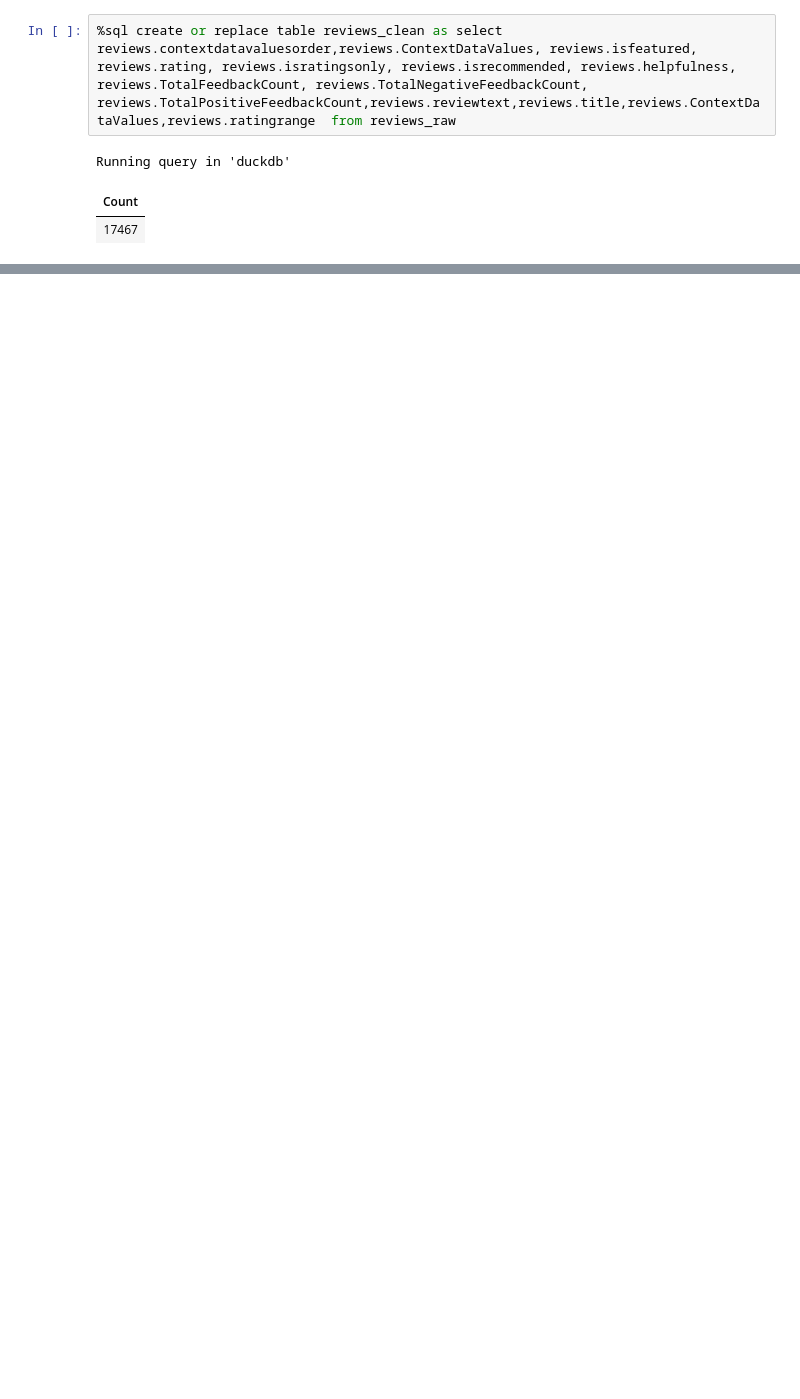
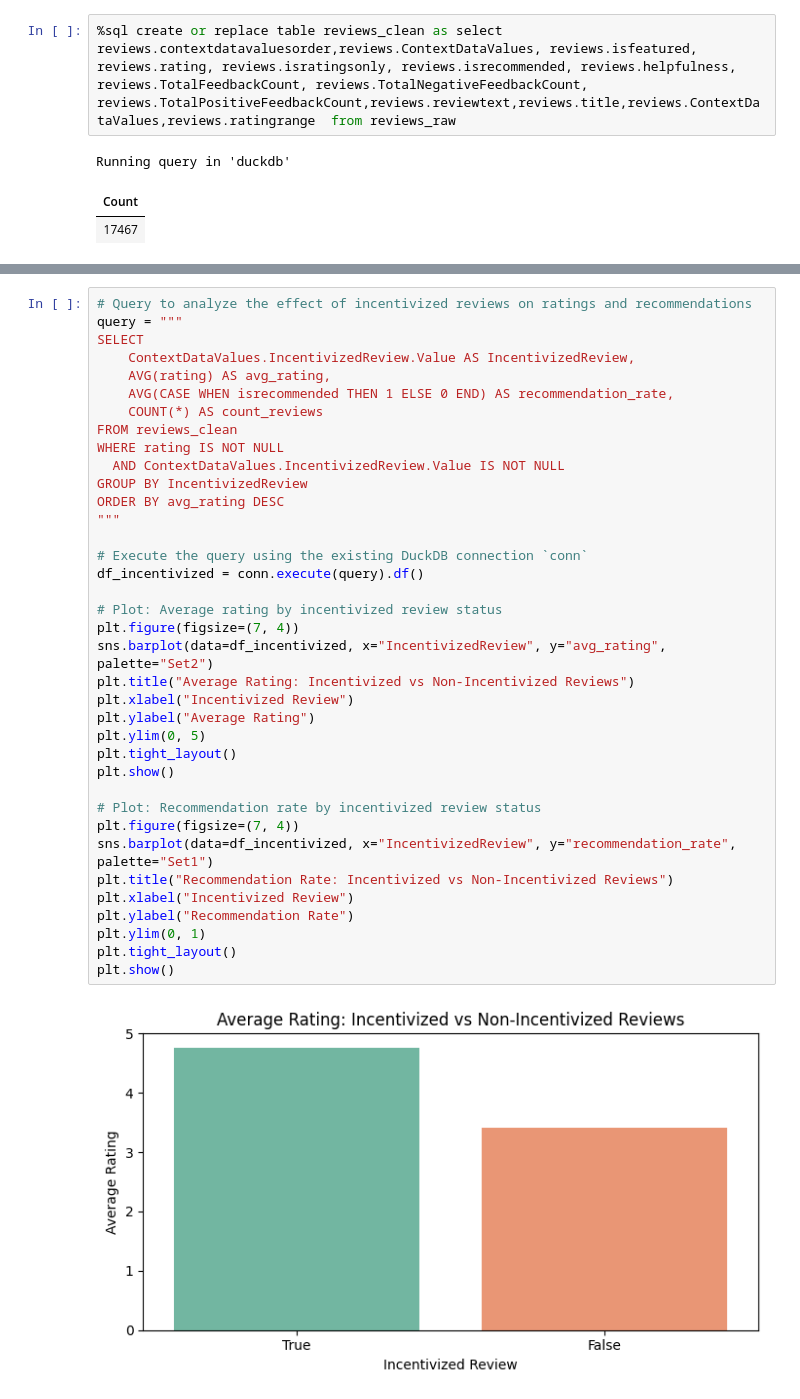
Before and after one commit to caushik1atwit/comp3125-individual-sephora, a Jupyter notebook: code/sephora_analysis/analyze.ipynb, the cells around one changed output, grey strips where cells are left out. Drawn from its saved outputs; the diff is of its cells as text; blank space fills up the shorter version.

```diff
--- a/code/sephora_analysis/analyze.ipynb
+++ b/code/sephora_analysis/analyze.ipynb
@@ -128,0 +170,39 @@ Passing `palette` without assigning `hue` is deprecated and will be removed in v
+# %%
+# Query to analyze the effect of incentivized reviews on ratings and recommendations
+query = """
+SELECT
+    ContextDataValues.IncentivizedReview.Value AS IncentivizedReview,
+    AVG(rating) AS avg_rating,
+    AVG(CASE WHEN isrecommended THEN 1 ELSE 0 END) AS recommendation_rate,
+    COUNT(*) AS count_reviews
+FROM reviews_clean
+WHERE rating IS NOT NULL
+  AND ContextDataValues.IncentivizedReview.Value IS NOT NULL
+GROUP BY IncentivizedReview
+ORDER BY avg_rating DESC
+"""
+
+# Execute the query using the existing DuckDB connection `conn`
+df_incentivized = conn.execute(query).df()
+
+# Plot: Average rating by incentivized review status
+plt.figure(figsize=(7, 4))
+sns.barplot(data=df_incentivized, x="IncentivizedReview", y="avg_rating", palette="Set2")
+plt.title("Average Rating: Incentivized vs Non-Incentivized Reviews")
+plt.xlabel("Incentivized Review")
+plt.ylabel("Average Rating")
+plt.ylim(0, 5)
+plt.tight_layout()
+plt.show()
+
+# Plot: Recommendation rate by incentivized review status
+plt.figure(figsize=(7, 4))
+sns.barplot(data=df_incentivized, x="IncentivizedReview", y="recommendation_rate", palette="Set1")
+plt.title("Recommendation Rate: Incentivized vs Non-Incentivized Reviews")
+plt.xlabel("Incentivized Review")
+plt.ylabel("Recommendation Rate")
+plt.ylim(0, 1)
+plt.tight_layout()
+plt.show()
+# %% [output]
+[figure, added]
```
Also changed, not shown: parts of 26 cells of this notebook, 6 other files.
